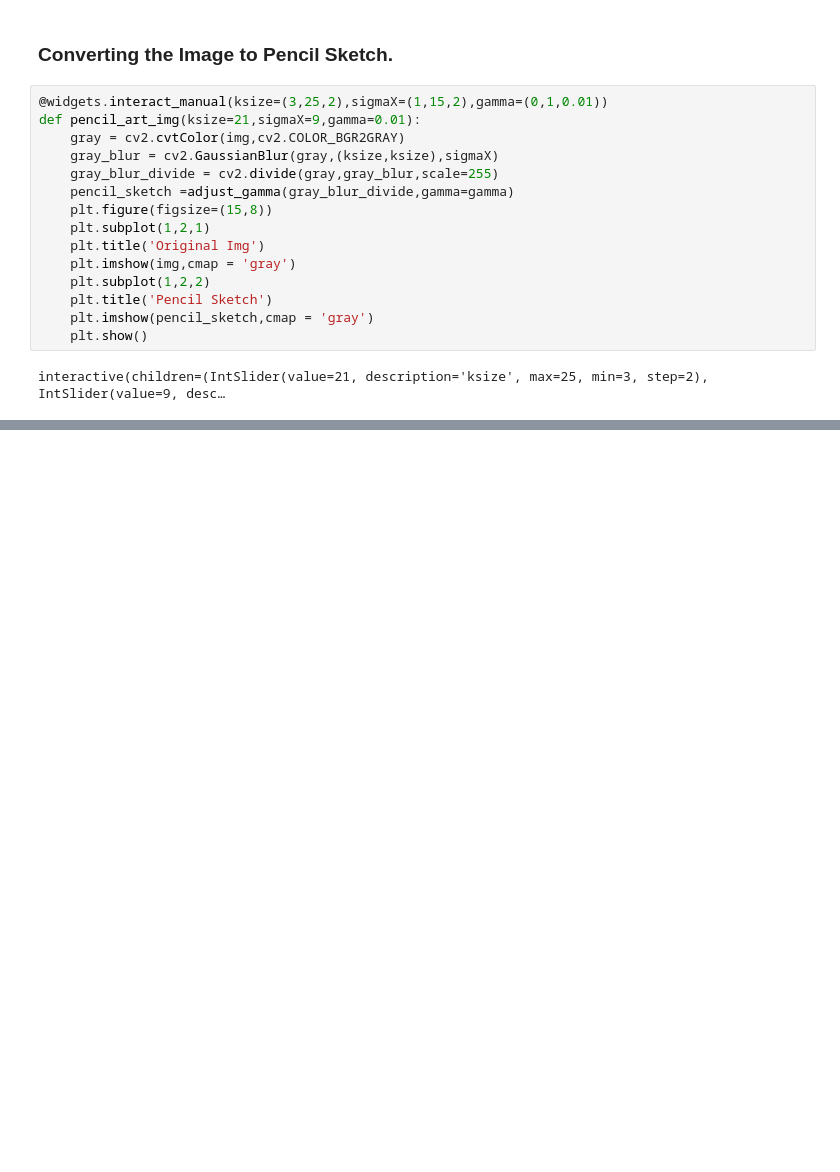
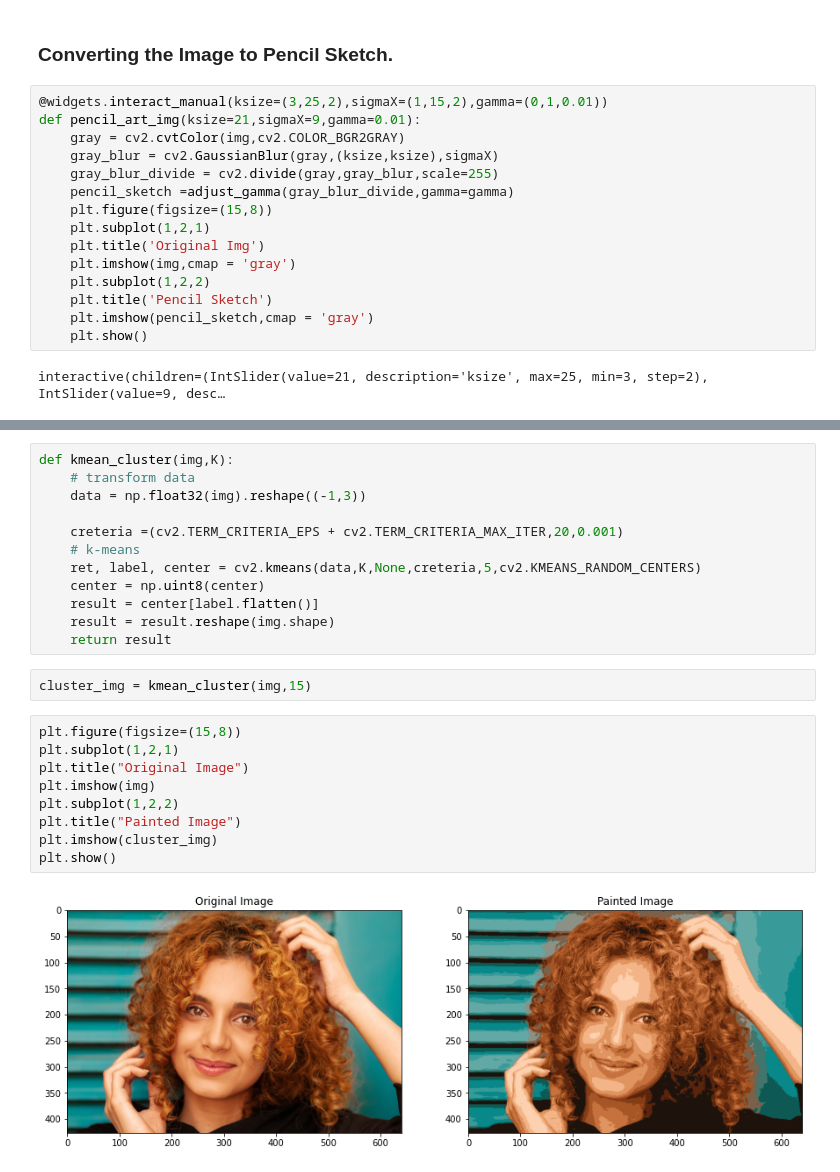
Before and after one commit to AnkitPatel745/OpenCV-Project-Pencil-Sketch-and-Cartoon-Paint-, a Jupyter notebook: OpenCV_Starter_Project_(Pencil_Sketch_and_Cartoon_Paint)_checkpoint.ipynb, the cells around one changed output, grey strips where cells are left out. Drawn from its saved outputs; the diff is of its cells as text; blank space fills up the shorter version.

```diff
--- a/OpenCV_Starter_Project_(Pencil_Sketch_and_Cartoon_Paint)_checkpoint.ipynb
+++ b/OpenCV_Starter_Project_(Pencil_Sketch_and_Cartoon_Paint)_checkpoint.ipynb
@@ -114,0 +144,25 @@ interactive(children=(IntSlider(value=21, description='ksize', max=25, min=3, st
+# %%
+def kmean_cluster(img,K):
+    # transform data
+    data = np.float32(img).reshape((-1,3))
+
+    creteria =(cv2.TERM_CRITERIA_EPS + cv2.TERM_CRITERIA_MAX_ITER,20,0.001)
+    # k-means
+    ret, label, center = cv2.kmeans(data,K,None,creteria,5,cv2.KMEANS_RANDOM_CENTERS)
+    center = np.uint8(center)
+    result = center[label.flatten()]
+    result = result.reshape(img.shape)
+    return result
+# %%
+cluster_img = kmean_cluster(img,15)
+# %%
+plt.figure(figsize=(15,8))
+plt.subplot(1,2,1)
+plt.title("Original Image")
+plt.imshow(img)
+plt.subplot(1,2,2)
+plt.title("Painted Image")
+plt.imshow(cluster_img)
+plt.show()
+# %% [output]
+[figure, added]
```
Also changed, not shown: parts of 10 cells of this notebook.
